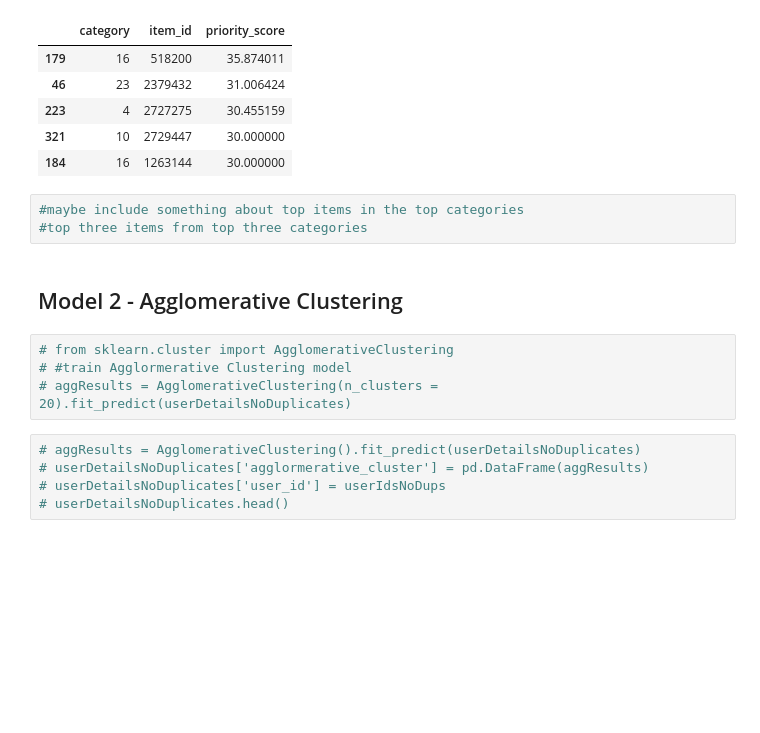
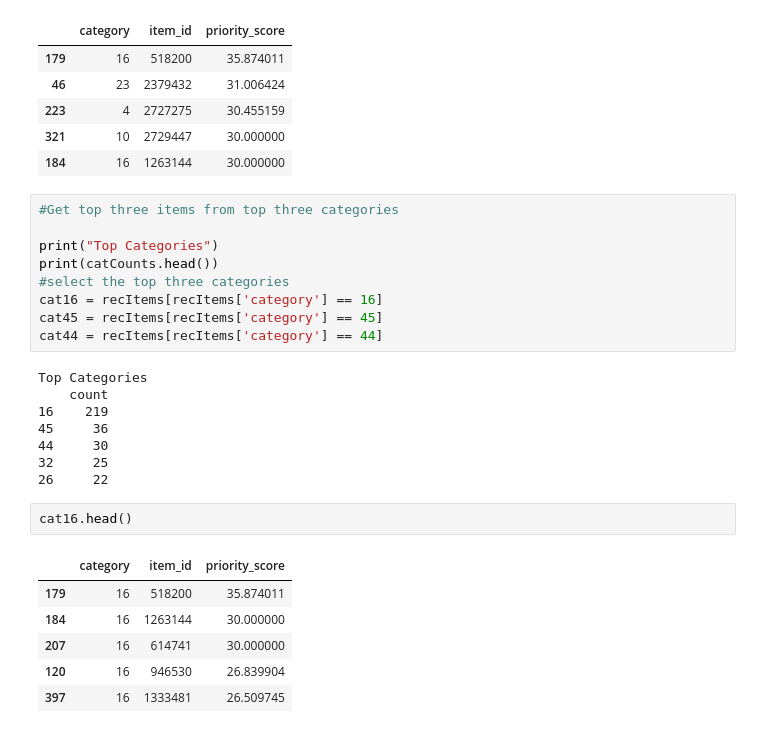
Before and after one commit to mdsvoren/eecs731-final-project, a Jupyter notebook: notebooks/Clustering.ipynb, the cells around one changed output. Saved outputs shown, nothing was run; the diff lists cells and outputs as text; blank space fills up the shorter version.

Commit message:
clustering end of dec 8

```diff
--- a/notebooks/Clustering.ipynb
+++ b/notebooks/Clustering.ipynb
@@ -385,17 +359,29 @@ recItems.head()
 | 223 | 4 | 2727275 | 30.455159 |
 | 321 | 10 | 2729447 | 30.000000 |
 | 184 | 16 | 1263144 | 30.000000 |
-# %%
-#maybe include something about top items in the top categories
-#top three items from top three categories
-# %% [markdown]
-## Model 2 - Agglomerative Clustering
-# %%
-# from sklearn.cluster import AgglomerativeClustering
-# #train Agglormerative Clustering model
-# aggResults = AgglomerativeClustering(n_clusters = 20).fit_predict(userDetailsNoDuplicates)
-# %%
-# aggResults = AgglomerativeClustering().fit_predict(userDetailsNoDuplicates)
-# userDetailsNoDuplicates['agglormerative_cluster'] = pd.DataFrame(aggResults)
-# userDetailsNoDuplicates['user_id'] = userIdsNoDups
-# userDetailsNoDuplicates.head()
+# %%
+#Get top three items from top three categories
+
+print("Top Categories")
+print(catCounts.head())
+#select the top three categories
+cat16 = recItems[recItems['category'] == 16]
+cat45 = recItems[recItems['category'] == 45]
+cat44 = recItems[recItems['category'] == 44]
+# %% [output]
+Top Categories
+    count
+16    219
+45     36
+44     30
+32     25
+26     22
+# %%
+cat16.head()
+# %% [output]
+|  | category | item_id | priority_score |
+| 179 | 16 | 518200 | 35.874011 |
+| 184 | 16 | 1263144 | 30.000000 |
+| 207 | 16 | 614741 | 30.000000 |
+| 120 | 16 | 946530 | 26.839904 |
+| 397 | 16 | 1333481 | 26.509745 |
```
Also changed, not shown: parts of 9 cells of this notebook.
